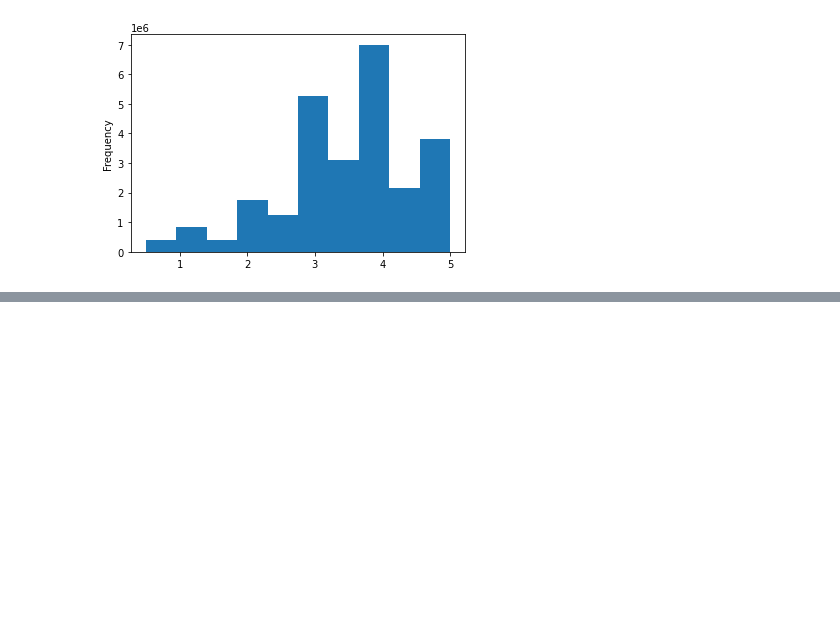
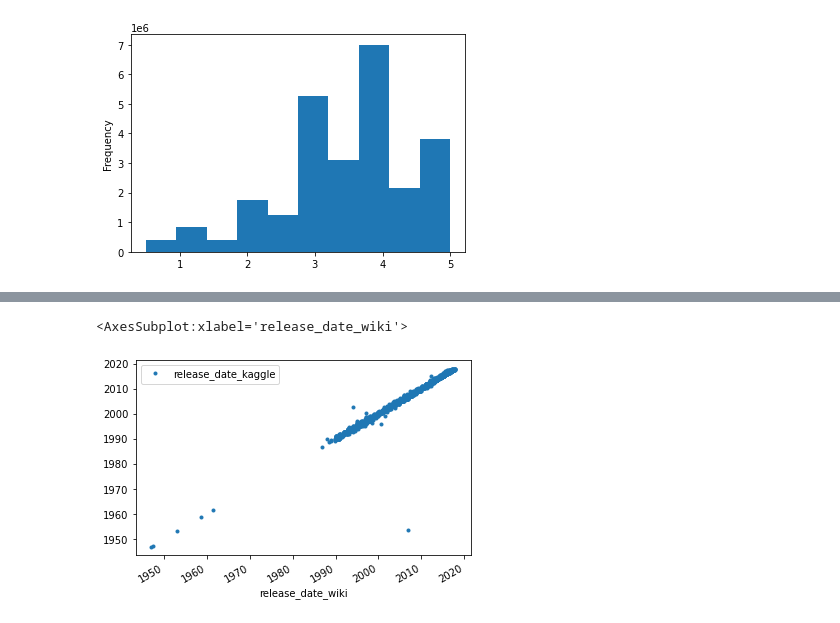
Before and after one commit to mearsdj/Movies-ETL, a Jupyter notebook: ETL_Notebook.ipynb, the cells around one changed output, grey strips where cells are left out. Saved outputs shown, nothing was run; the diff lists cells and outputs as text; code cells hidden in the pictures; blank space fills up the shorter version.

```diff
--- a/ETL_Notebook.ipynb
+++ b/ETL_Notebook.ipynb
@@ -754,0 +805,6 @@ Name: rating, dtype: float64
+# %%
+#comparing release dates, we need a work around b/c scatter plots only work on numeric data (could also convert to epoch)
+movies_df[['release_date_wiki','release_date_kaggle']].plot(x='release_date_wiki', y='release_date_kaggle', style='.')
+# %% [output]
+<AxesSubplot:xlabel='release_date_wiki'>
+[figure, added]
```
Also changed, not shown: parts of 19 cells of this notebook.
